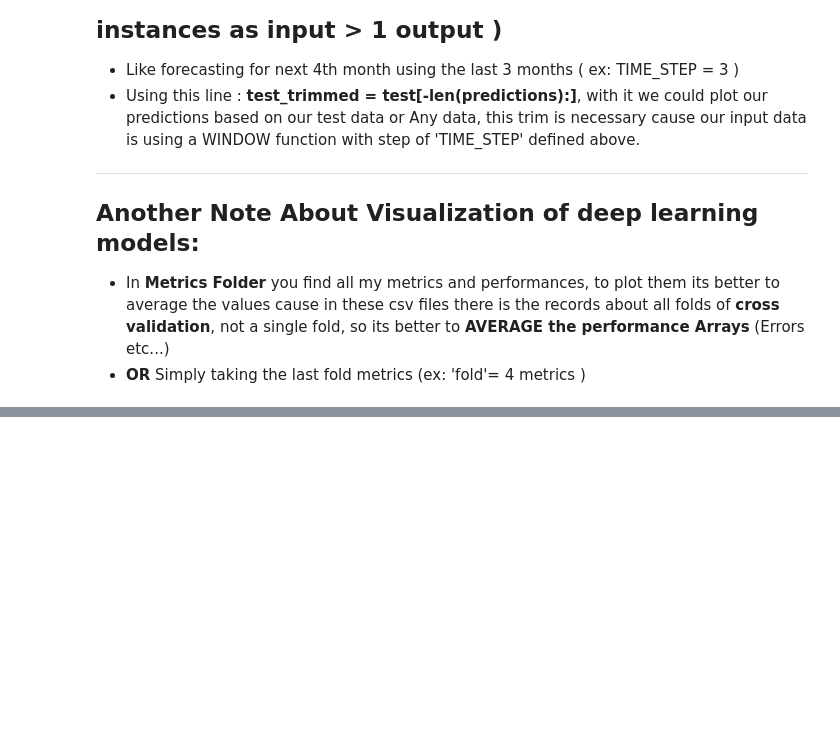
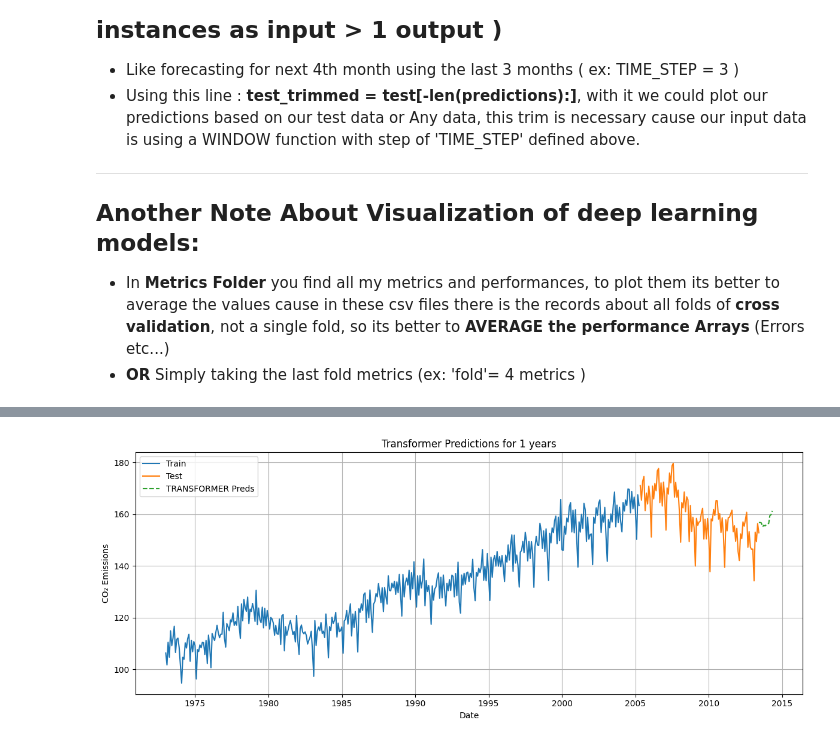
Before and after one commit to YounesAbdedjalil/Project-Data-Mining, a Jupyter notebook: PrediCO2.ipynb, the cells around one changed output, grey strips where cells are left out. Drawn from its saved outputs; the diff is of its cells as text; code cells hidden in the pictures; blank space fills up the shorter version.

Commit message:
added machine learning metrics, trained 12-12 transformer model, added predictions for a giving number of years

```diff
--- a/PrediCO2.ipynb
+++ b/PrediCO2.ipynb
@@ -95,6 +114,7 @@ def positional_encoding(sequence_length,d_model,n=10000):
 # %%
 def transformer_embedding_positioning(sequence_length,d_model,input_layer):
     """
+    Tranforming the dataset input into an embedding vector that contains the data ordered and ready for the transformer use
     - We use **the embedding** which is a way to convert raw input into a high-dimensional vector (d_model in this case).
         so our embedding vector shape is **(batch_size,time,features_embedding)**
     - **Positional encoding** is added to this embedding vector so the model knows about the position of each token or feature.
@@ -104,6 +124,9 @@ def transformer_embedding_positioning(sequence_length,d_model,input_layer):
     return x_embedded + pos_enc
 # %%
 def transformer_encoder(x,d_model,num_heads,key_dim):
+    """
+    The Encoder part of the transformer architecture
+    """
     attention_layer = MultiHeadAttention(num_heads=num_heads,key_dim=key_dim)(x,x)
     add_norm1 = LayerNormalization(epsilon=1e-6)(x+attention_layer)
 
@@ -121,6 +144,9 @@ def transformer_encoder(x,d_model,num_heads,key_dim):
 - We didnt used the second part (the decoder) cause we want to predict for each input a single output and not as the decoder does by giving a whole batch of outputs
 # %%
 def transformer_architecture(input_shape,lr,sequence_length,d_model,num_heads,key_dim):
+    """
+    TRANSFORMER ARCHITECTURE
+    """
     input_layer = Input(shape=input_shape)
     x_positioned_embedded = transformer_embedding_positioning(sequence_length,d_model,input_layer)
     x1 = transformer_encoder(x_positioned_embedded,d_model,num_heads,key_dim)
@@ -620,0 +724,4 @@ DataFile = DataFile.asfreq('MS')  # Monthly Start frequency
+# %%
+## Here its possible to load a saved model and use it for the first function parameter
+years = 1 ## how much years we want
+predicted_dates,stacked_predictions = next_year_predictions(transformer_model,X,scaler,years=years)
@@ -620,0 +746,15 @@ DataFile = DataFile.asfreq('MS')  # Monthly Start frequency
+# %%
+plt.figure(figsize=(12, 5))
+plt.plot(train.index, train['CO2 Emission'], label='Train')
+plt.plot(test.index, test['CO2 Emission'], label='Test')
+plt.plot(predicted_dates, stacked_predictions[0,:,0], label='TRANSFORMER Preds', linestyle='--')
+plt.title(f'Transformer Predictions for {years} years')
+plt.xlabel('Date')
+plt.ylabel('CO₂ Emissions')
+plt.legend()
+plt.grid(True)
+
+plt.tight_layout()
+plt.show()
+# %% [output]
+[figure, added]
```
Also changed, not shown: parts of 36 cells of this notebook, 21 other files.
